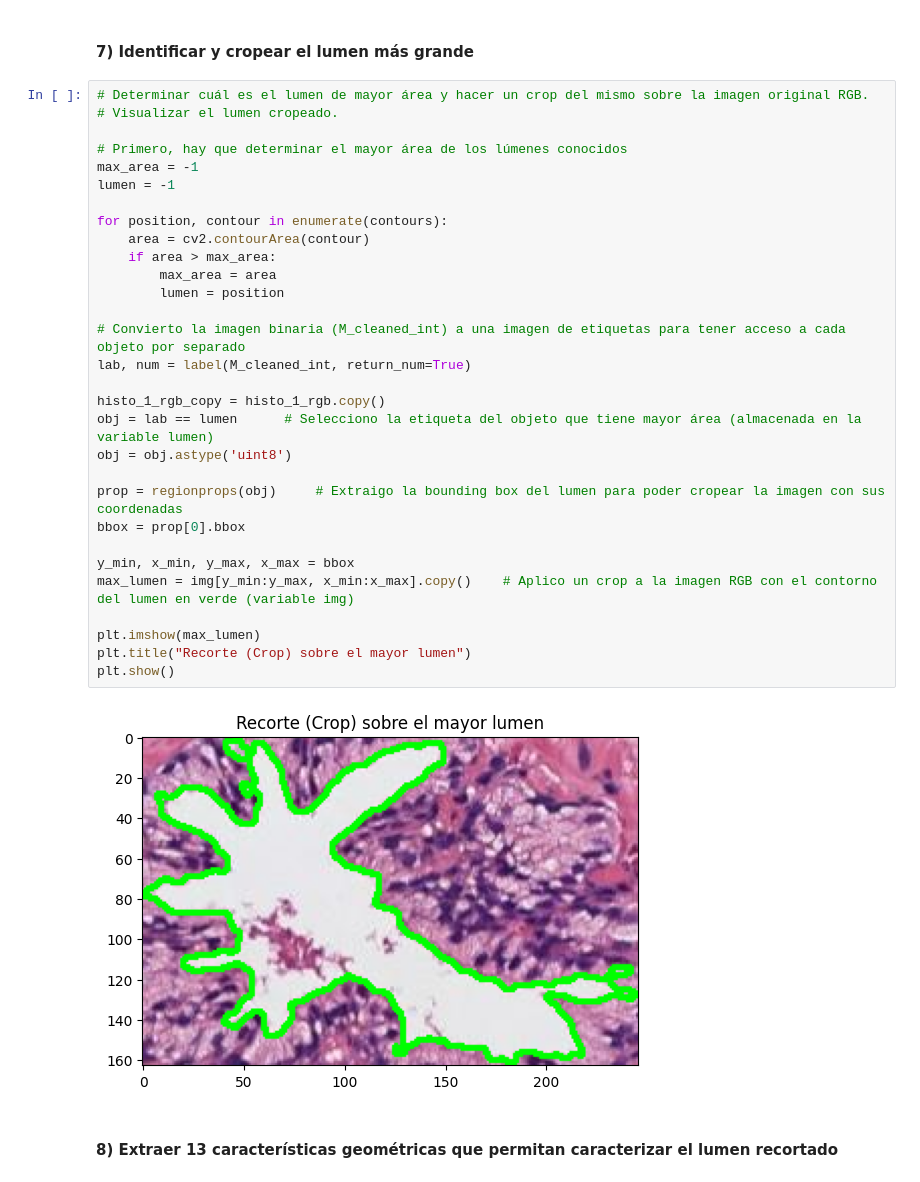
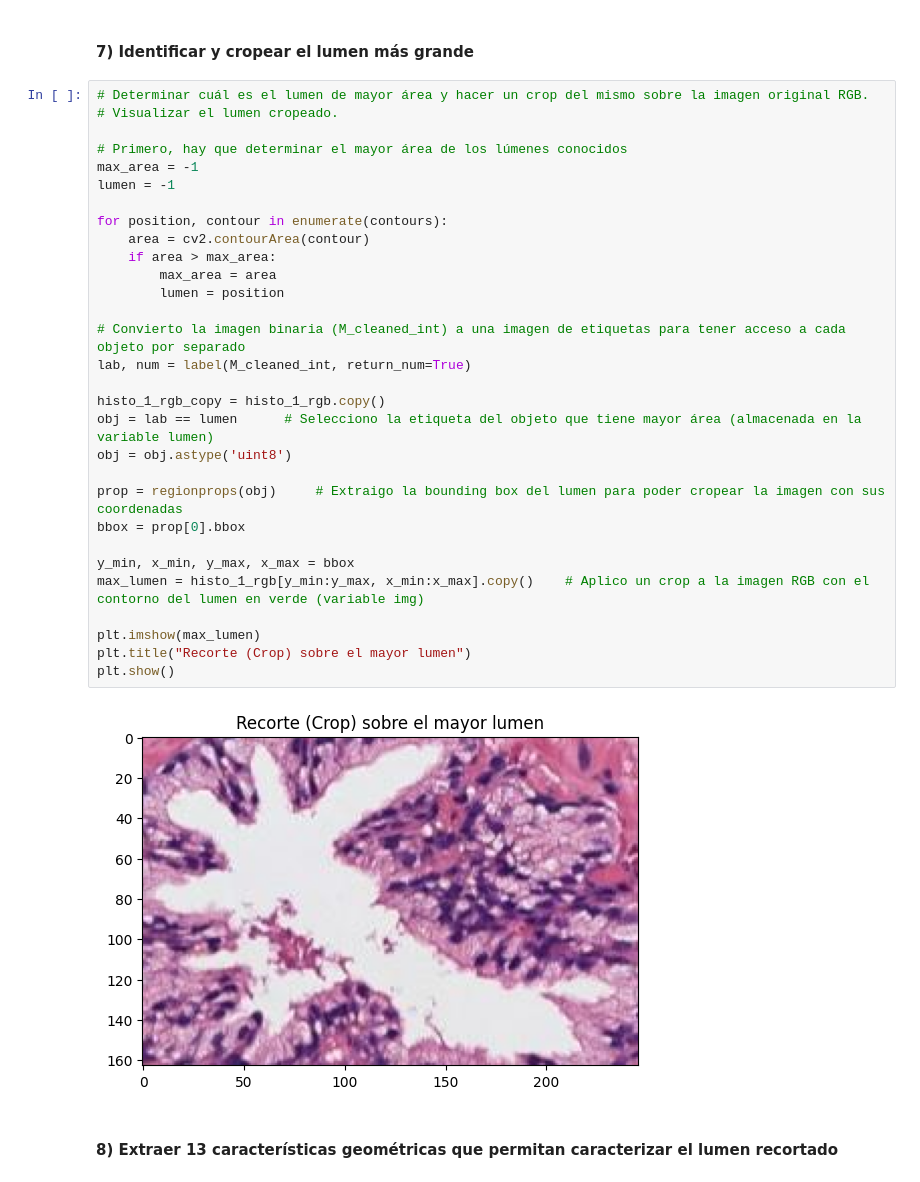
Before and after one commit to JoseJesusLaCasaNieto/Supervised_Learning, a Jupyter notebook: Actividad_C1_P1_LaCasaNieto_JoseJesus.ipynb, the cells around one changed output. Cells and saved outputs as stored; diff of their text form.

```diff
--- a/Actividad_C1_P1_LaCasaNieto_JoseJesus.ipynb
+++ b/Actividad_C1_P1_LaCasaNieto_JoseJesus.ipynb
@@ -175,35 +175,35 @@ plt.show()
 # %%
 # Determinar cuál es el lumen de mayor área y hacer un crop del mismo sobre la imagen original RGB.
 # Visualizar el lumen cropeado.
 
 # Primero, hay que determinar el mayor área de los lúmenes conocidos
 max_area = -1
 lumen = -1
 
 for position, contour in enumerate(contours):
     area = cv2.contourArea(contour)
     if area > max_area:
         max_area = area
         lumen = position
 
 # Convierto la imagen binaria (M_cleaned_int) a una imagen de etiquetas para tener acceso a cada objeto por separado
 lab, num = label(M_cleaned_int, return_num=True)
 
 histo_1_rgb_copy = histo_1_rgb.copy()
 obj = lab == lumen      # Selecciono la etiqueta del objeto que tiene mayor área (almacenada en la variable lumen)
 obj = obj.astype('uint8')
 
 prop = regionprops(obj)     # Extraigo la bounding box del lumen para poder cropear la imagen con sus coordenadas
 bbox = prop[0].bbox
 
 y_min, x_min, y_max, x_max = bbox
-max_lumen = img[y_min:y_max, x_min:x_max].copy()    # Aplico un crop a la imagen RGB con el contorno del lumen en verde (variable img)
+max_lumen = histo_1_rgb[y_min:y_max, x_min:x_max].copy()    # Aplico un crop a la imagen RGB con el contorno del lumen en verde (variable img)
 
 plt.imshow(max_lumen)
 plt.title("Recorte (Crop) sobre el mayor lumen")
 plt.show()
 # %% [output]
-[figure, old version]
+[figure, new version]
 # %% [markdown]
 #### 8) Extraer 13 características geométricas que permitan caracterizar el lumen recortado
 # %%
```
Also changed, not shown: parts of 3 cells of this notebook.
